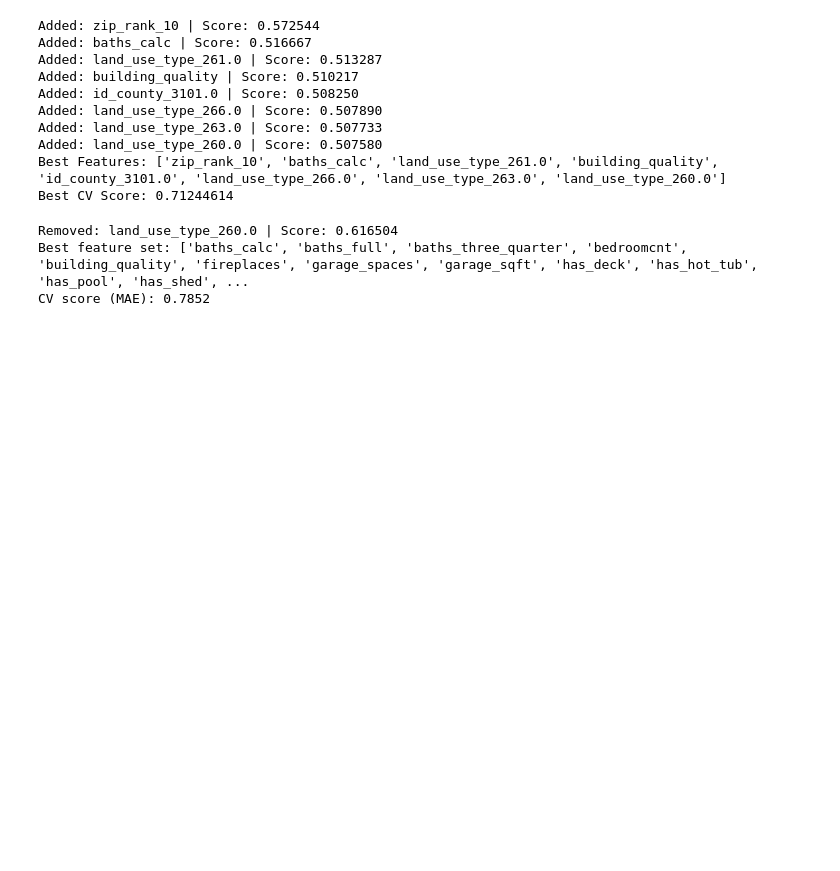
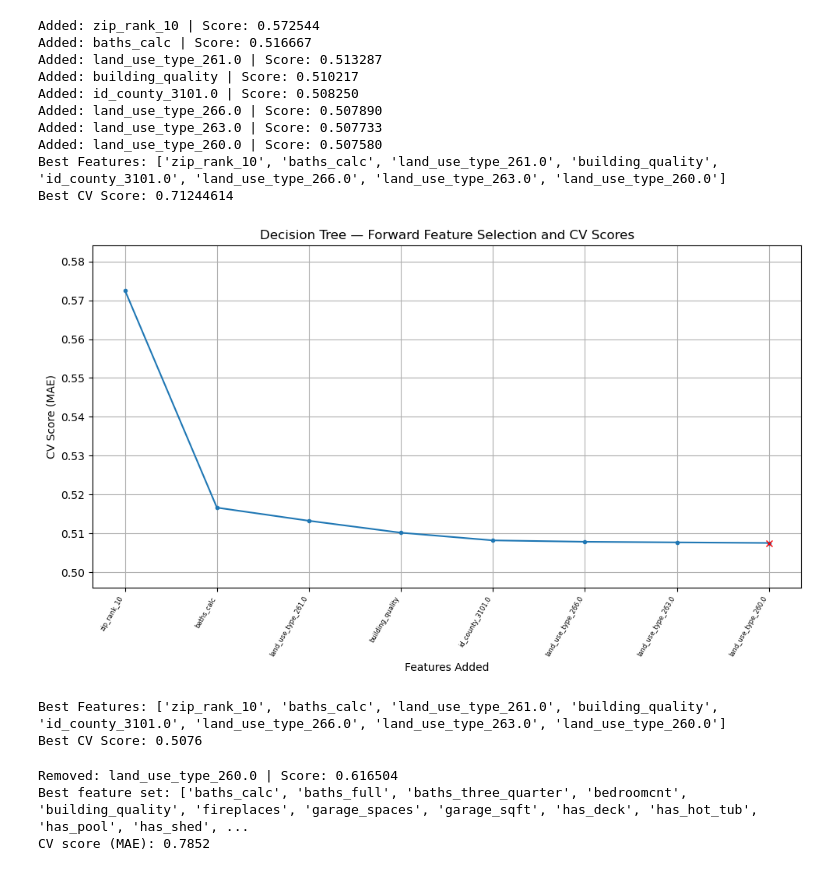
Before and after one commit to kumargaurav-bu-edu/bu_shared_projects, a Jupyter notebook: milestone_2/Milestone_02.ipynb, the cells around one changed output. Cells and saved outputs as stored; diff of their text form; code cells hidden in the pictures; blank space fills up the shorter version.

```diff
--- a/milestone_2/Milestone_02.ipynb
+++ b/milestone_2/Milestone_02.ipynb
@@ -717,6 +782,15 @@ Added: land_use_type_263.0 | Score: 0.507733
 Added: land_use_type_260.0 | Score: 0.507580
 Best Features: ['zip_rank_10', 'baths_calc', 'land_use_type_261.0', 'building_quality', 'id_county_3101.0', 'land_use_type_266.0', 'land_use_type_263.0', 'land_use_type_260.0']
 Best CV Score: 0.71244614
+# %%
+# DT forward
+plot_selection_curve(selected_features, best_scores, best_forward_features,
+                     best_score, direction="forward", model_name="Decision Tree",
+                     model_performance_collector=model_performance_collector)
+# %% [output]
+[figure, added]
+Best Features: ['zip_rank_10', 'baths_calc', 'land_use_type_261.0', 'building_quality', 'id_county_3101.0', 'land_use_type_266.0', 'land_use_type_263.0', 'land_use_type_260.0']
+Best CV Score: 0.5076
 # %%
 # Model B (Decision Tree) Backward selection
 # Backward found only 2 features: ['year_built', 'zip_rank_10'] at MAE 0.7852
```
Also changed, not shown: parts of 35 cells of this notebook.
